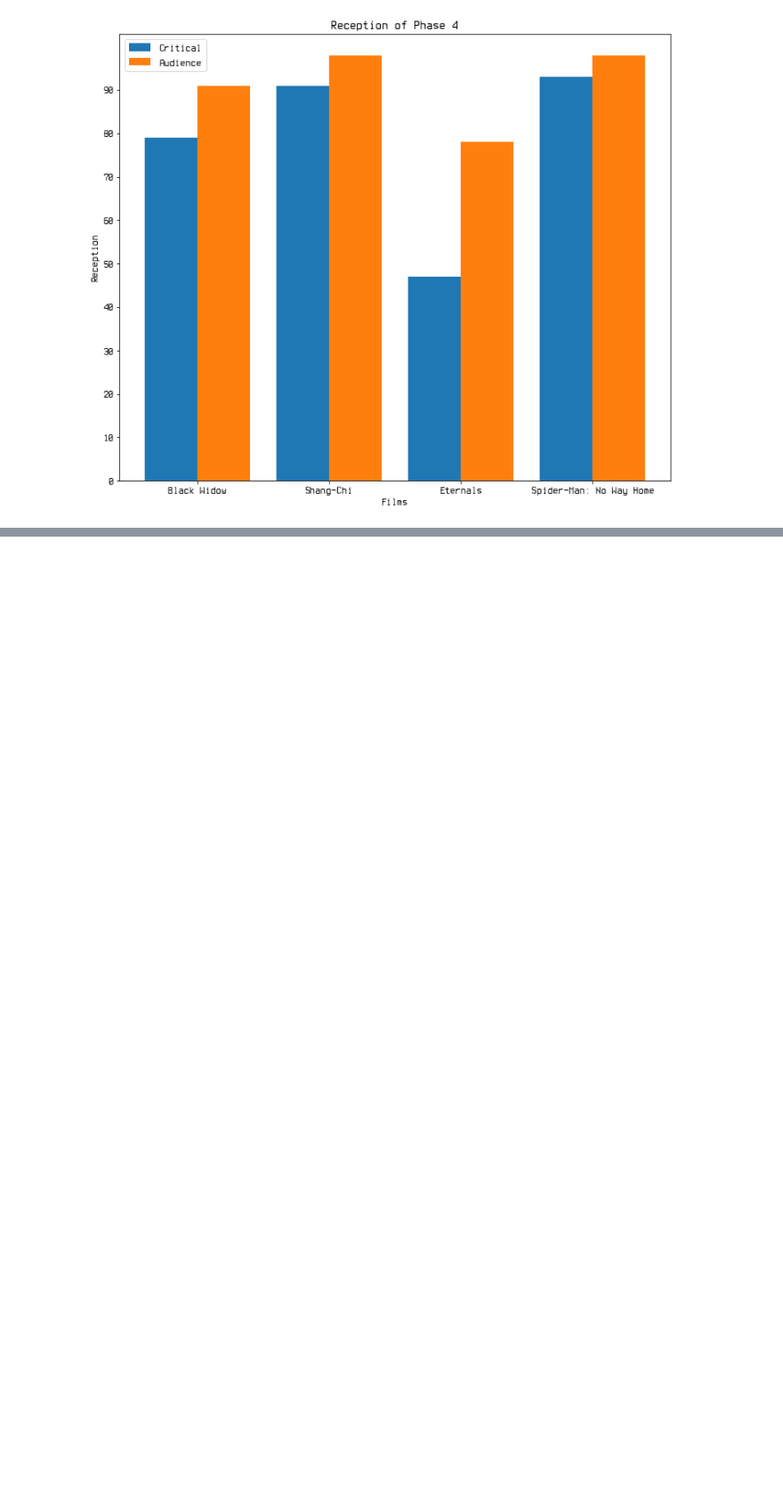
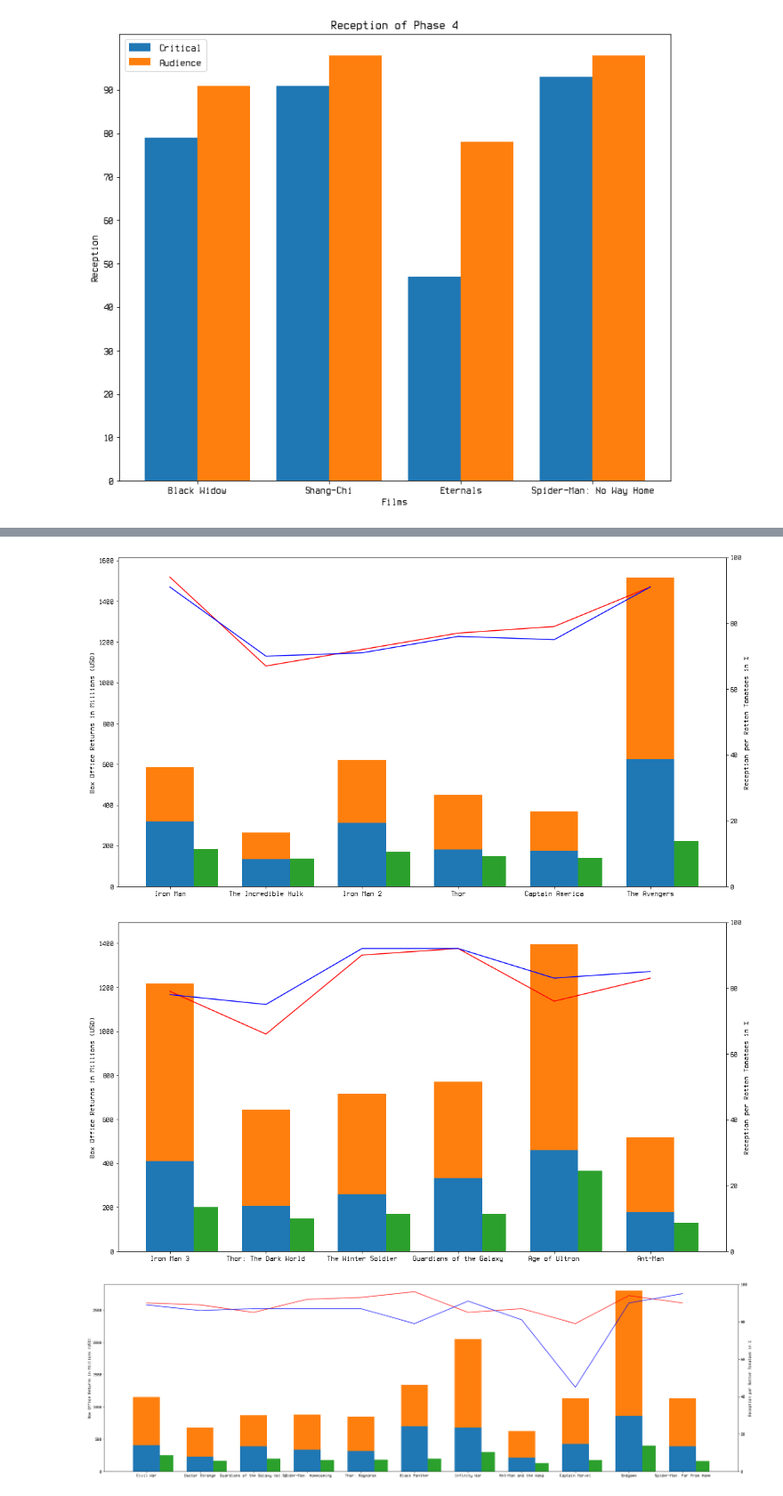
Before and after one commit to zsbrown97/Datasets, a Jupyter notebook: MCU/MCU.ipynb, the cells around one changed output, grey strips where cells are left out. Shown at 89% size. Saved outputs shown, nothing was run; the diff lists cells and outputs as text; code cells hidden in the pictures; blank space fills up the shorter version.

```diff
--- a/MCU/MCU.ipynb
+++ b/MCU/MCU.ipynb
@@ -163,0 +217,7 @@ def boxoffice(x):
+# %%
+for x in np.unique([x for x in mcu['Phase']]):
+    reception_finances(x)
+# %% [output]
+[figure, added]
+[figure, added]
+[figure, added]
```
Also changed, not shown: parts of 14 cells of this notebook, 10 other files.
